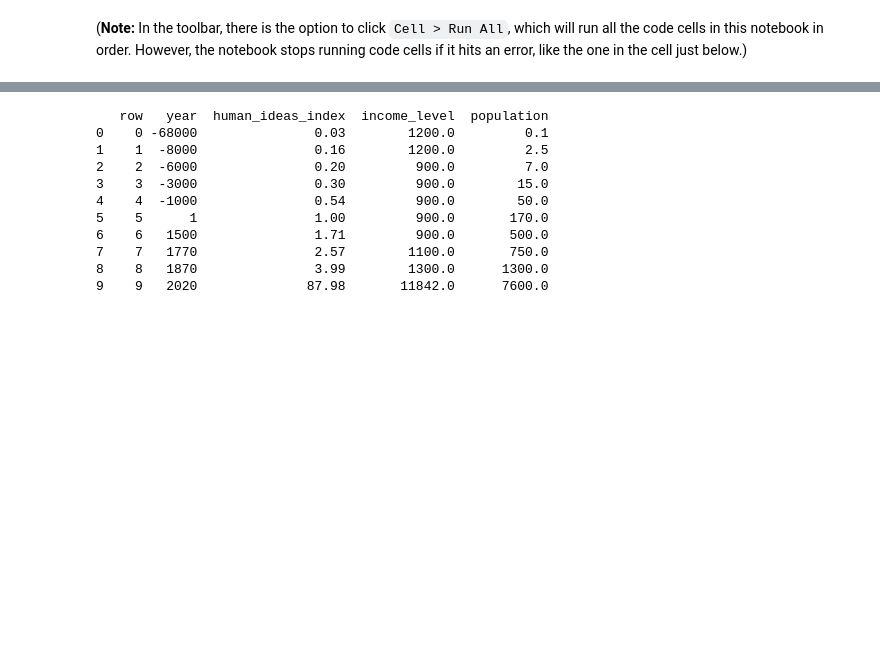
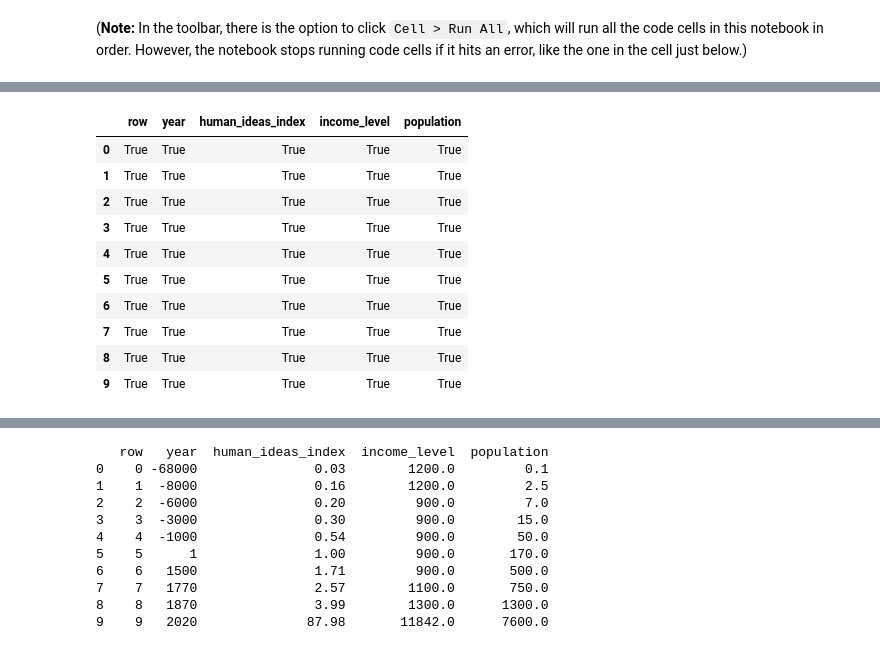
Before and after one commit to braddelong/econ-135-s-2021-assignments, a Jupyter notebook: ps00.ipynb, the cells around one changed output, grey strips where cells are left out. Cells and saved outputs as stored; diff of their text form; code cells hidden in the pictures; blank space fills up the shorter version.

```diff
--- a/ps00.ipynb
+++ b/ps00.ipynb
@@ -277,0 +265,14 @@ And then it is good probtammnig practice to immediately check that the computer
+# %%
+longest_run_growth_summary_df == pd.read_csv('longest_run_growth_summary.csv')
+# %% [output]
+|  | row | year | human_ideas_index | income_level | population |
+| 0 | True | True | True | True | True |
+| 1 | True | True | True | True | True |
+| 2 | True | True | True | True | True |
+| 3 | True | True | True | True | True |
+| 4 | True | True | True | True | True |
+| 5 | True | True | True | True | True |
+| 6 | True | True | True | True | True |
+| 7 | True | True | True | True | True |
+| 8 | True | True | True | True | True |
+| 9 | True | True | True | True | True |
```
Also changed, not shown: parts of 254 cells of this notebook, 1 other file.
